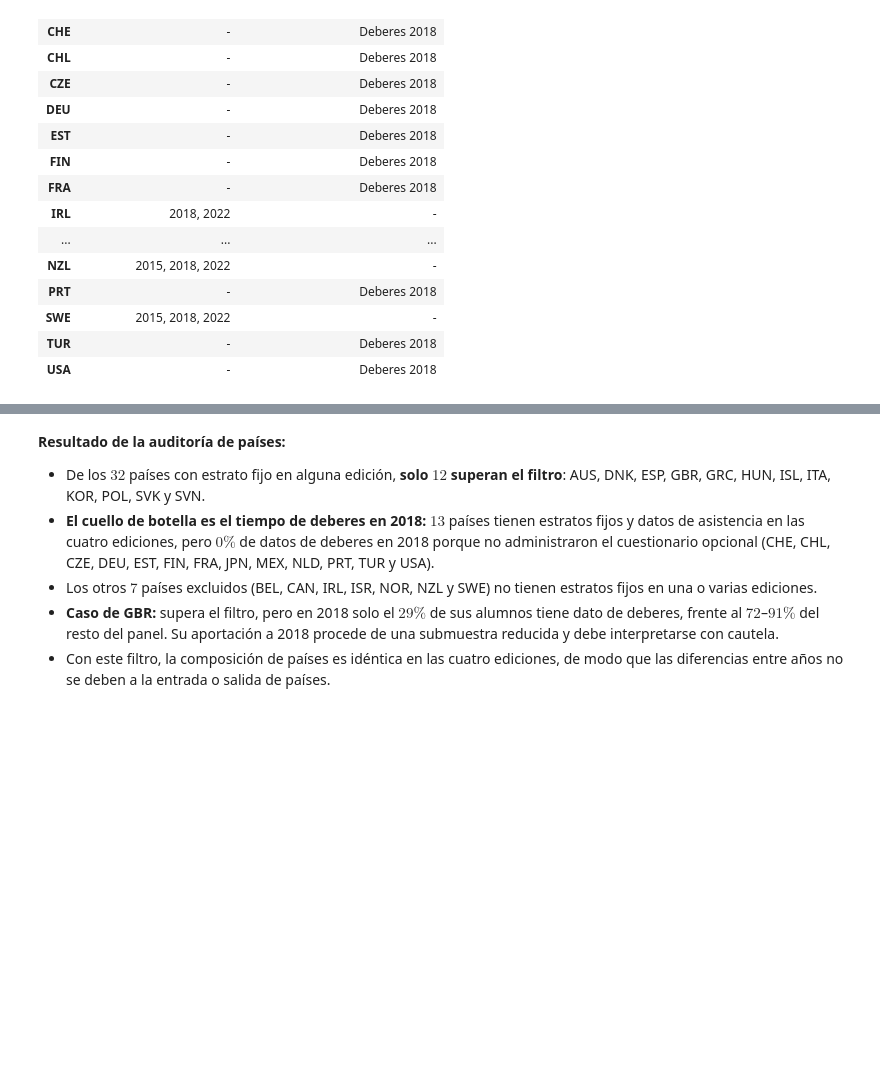
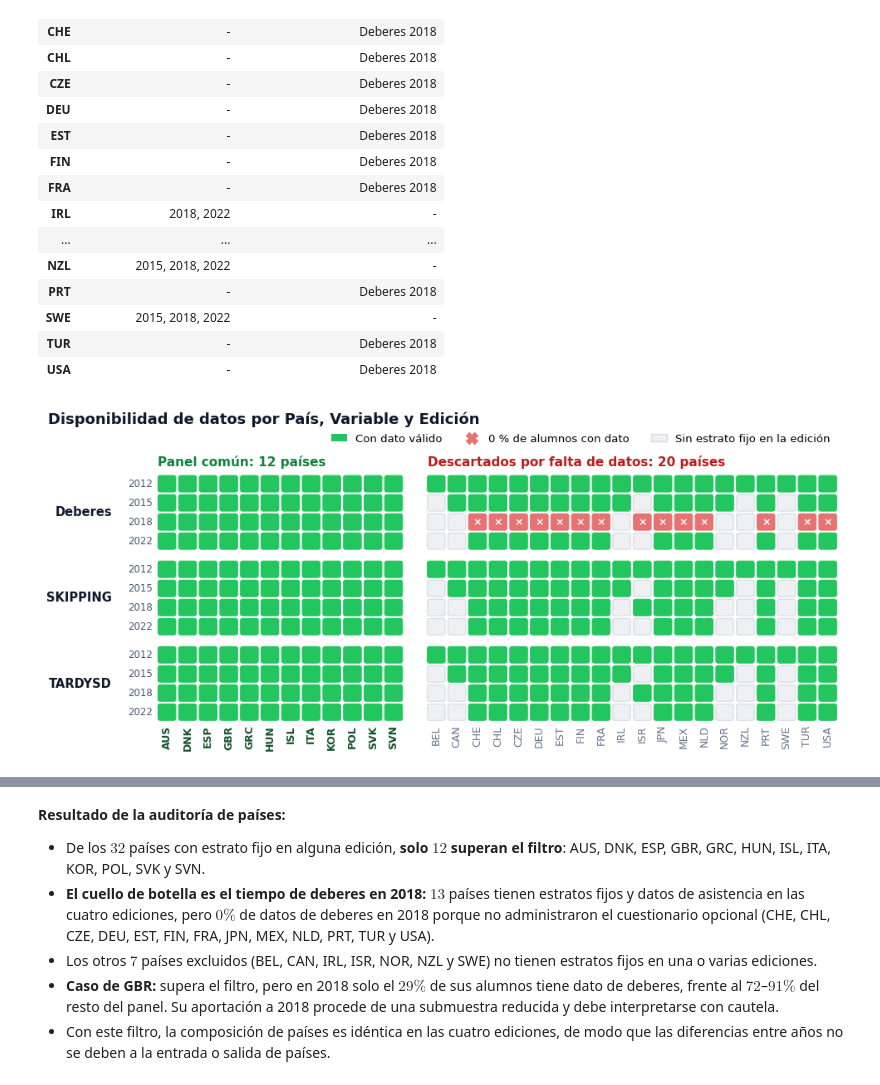
Before and after one commit to musero55/tfm_data_science, a Jupyter notebook: notebooks/fase_1_data_ingestion_eda/01_EDA_indice_de_compromiso.ipynb, the cells around one changed output, grey strips where cells are left out. Cells and saved outputs as stored; diff of their text form; code cells hidden in the pictures; blank space fills up the shorter version.

```diff
--- a/notebooks/fase_1_data_ingestion_eda/01_EDA_indice_de_compromiso.ipynb
+++ b/notebooks/fase_1_data_ingestion_eda/01_EDA_indice_de_compromiso.ipynb
@@ -1275,95 +1284,89 @@ Motivo de exclusión de los países que no superan el filtro:
 | TUR | - | Deberes 2018 |
 | USA | - | Deberes 2018 |
 # %%
-# Matriz waffle de disponibilidad por país, variable y edición
-from matplotlib.patches import FancyBboxPatch, Patch
-from matplotlib.lines import Line2D
+
 
 COLOR_DATO = '#22c55e'       # país con dato válido
 COLOR_SIN_DATO = '#e57373'   # país con estrato fijo pero 0 % de datos
 COLOR_SIN_ESTRATO = '#eef0f3' # país sin estrato fijo en esa edición
 
-lado, hueco_col, hueco_var, hueco_bloque = 1.0, 0.18, 0.9, 1.6
+lado, hueco, hueco_var, hueco_bloque = 1.0, 0.16, 0.55, 1.4
 
-# Posición horizontal de cada columna (Variable, Edición), con separación entre variables
-posiciones_x = {}
-x = 0.0
+# Posición horizontal de cada país: bloque izquierdo (panel común) y bloque derecho (excluidos)
+posiciones_x = {pais: i * (lado + hueco) for i, pais in enumerate(paises_panel)}
+inicio_excluidos = len(paises_panel) * (lado + hueco) - hueco + hueco_bloque
+for i, pais in enumerate(paises_excluidos):
+    posiciones_x[pais] = inicio_excluidos + i * (lado + hueco)
+ancho_total = max(posiciones_x.values()) + lado
+
+# Posición vertical de cada fila (Variable, Edición), con separación entre variables
+posiciones_y = {}
+y = 0.0
 for variable in variables_indice:
     for year in ediciones:
-        posiciones_x[(variable, year)] = x
-        x += lado + hueco_col
-    x += hueco_var - hueco_col
-ancho_total = x - hueco_var
+        posiciones_y[(variable, year)] = y
+        y -= lado + hueco
+    y -= hueco_var
+y_base = min(posiciones_y.values())
 
-# Posición vertical de cada país: bloque superior (panel común) y bloque inferior (excluidos)
-posiciones_y = {}
-for i, pais in enumerate(paises_panel):
-    posiciones_y[pais] = -i * (lado + hueco_col)
-inicio_excluidos = -len(paises_panel) * (lado + hueco_col) - hueco_bloque
-for i, pais in enumerate(paises_excluidos):
-    posiciones_y[pais] = inicio_excluidos - i * (lado + hueco_col)
-
-fig, ax = plt.subplots(figsize=(10, 14))
+fig, ax = plt.subplots(figsize=(10, 4.4))
 fig.patch.set_facecolor('white')
 
-for pais, y in posiciones_y.items():
-    for (variable, year), x in posiciones_x.items():
+for (variable, year), y in posiciones_y.items():
+    for pais, x in posiciones_x.items():
         if pais not in paises_por_edicion[year]:
             color, borde = COLOR_SIN_ESTRATO, '#d7dbe0'
         elif matriz_cobertura.loc[pais, (variable, year)] > 0:
             color, borde = COLOR_DATO, COLOR_DATO
         else:
             color, borde = COLOR_SIN_DATO, COLOR_SIN_DATO
         ax.add_patch(FancyBboxPatch(
             (x, y), lado, lado, boxstyle='round,pad=0,rounding_size=0.12',
             facecolor=color, edgecolor=borde, linewidth=0.8
         ))
         # Marca secundaria para que el 0 % no dependa solo del color
         if color == COLOR_SIN_DATO:
             ax.text(x + lado / 2, y + lado / 2, '×', ha='center', va='center',
-                    fontsize=11, color='white', fontweight='bold')
+                    fontsize=9, color='white', fontweight='bold')
+    ax.text(-0.3, y + lado / 2, str(year), ha='right', va='center', fontsize=8.5, color='#475569')
 
+# Nombre de cada variable a la izquierda de su grupo de ediciones
+for variable in variables_indice:
+    y_centro = (posiciones_y[(variable, ediciones[0])] + posiciones_y[(variable, ediciones[-1])] + lado) / 2
+    ax.text(-2.6, y_centro, nombres_cortos[variable], ha='right', va='center',
+            fontsize=10.5, fontweight='bold', color='#0f172a')
+
+# Códigos de país bajo cada columna, resaltando los retenidos en el panel común
+for pais, x in posiciones_x.items():
     retenido = pais in paises_panel
-    ax.text(-0.35, y + lado / 2, pais, ha='right', va='center', fontsize=10,
-            color='#14532d' if retenido else '#64748b',
-            fontweight='bold' if retenido else 'normal')
-
-# Etiquetas inferiores: edición bajo cada columna y nombre de la variable bajo cada grupo
-y_base = min(posiciones_y.values())
-for (variable, year), x in posiciones_x.items():
-    ax.text(x + lado / 2, y_base - 0.45, str(year), ha='center', va='top',
-            fontsize=9, color='#475569')
-for variable in variables_indice:
-    x_ini = posiciones_x[(variable, ediciones[0])]
-    x_fin = posiciones_x[(variable, ediciones[-1])] + lado
-    ax.text((x_ini + x_fin) / 2, y_base - 1.55, nombres_cortos[variable], ha='center',
-            va='top', fontsize=11.5, fontweight='bold', color='#0f172a')
+    ax.text(x + lado / 2, y_base - 0.3, pais, ha='center', va='top', rotation=90, fontsize=9,
+            color='#14532d' if retenido else '#64748b', fontweight='bold' if retenido else 'normal')
 
 # Rótulos de los dos bloques
-y_sup = posiciones_y[paises_panel[0]] + lado
-ax.text(0, y_sup + 0.55, f'Panel común: {len(paises_panel)} países con datos en todas las ediciones',
-        ha='left', va='bottom', fontsize=11.5, fontweight='bold', color='#15803d')
-y_inf = posiciones_y[paises_excluidos[0]] + lado
-ax.text(0, y_inf + 0.45, f'Descartados por falta de datos: {len(paises_excluidos)} países',
-        ha='left', va='bottom', fontsize=11.5, fontweight='bold', color='#b91c1c')
+y_sup = posiciones_y[(variables_indice[0], ediciones[0])] + lado
+ax.text(0, y_sup + 0.4, f'Panel común: {len(paises_panel)} países', ha='left', va='bottom',
+        fontsize=11, fontweight='bold', color='#15803d')
+ax.text(inicio_excluidos, y_sup + 0.4, f'Descartados por falta de datos: {len(paises_excluidos)} países',
+        ha='left', va='bottom', fontsize=11, fontweight='bold', color='#b91c1c')
 
 leyenda = [
     Patch(facecolor=COLOR_DATO, label='Con dato válido'),
-    Line2D([0], [0], marker='X', linestyle='', markersize=11, markerfacecolor=COLOR_SIN_DATO,
+    Line2D([0], [0], marker='X', linestyle='', markersize=10, markerfacecolor=COLOR_SIN_DATO,
            markeredgecolor=COLOR_SIN_DATO, label='0 % de alumnos con dato'),
     Patch(facecolor=COLOR_SIN_ESTRATO, edgecolor='#d7dbe0', label='Sin estrato fijo en la edición'),
 ]
-ax.legend(handles=leyenda, loc='upper center', bbox_to_anchor=(0.5, 1.045), ncol=3,
-          frameon=False, fontsize=10, handlelength=1.4)
+ax.legend(handles=leyenda, loc='lower right', bbox_to_anchor=(1.0, 1.0), ncol=3,
+          frameon=False, fontsize=9.5, handlelength=1.4)
 
-ax.set_title('Auditoría de Disponibilidad por País, Variable y Edición',
-             fontsize=14, fontweight='bold', color='#0f172a', pad=48)
-ax.set_xlim(-3.2, ancho_total + 0.3)
-ax.set_ylim(y_base - 2.4, y_sup + 1.6)
-ax.set_aspect('equal')
+ax.set_title('Disponibilidad de datos por País, Variable y Edición', loc='left',
+             fontsize=13, fontweight='bold', color='#0f172a', pad=26)
+ax.set_xlim(-6.2, ancho_total + 0.2)
+ax.set_ylim(y_base - 1.9, y_sup + 1.3)
 ax.axis('off')
 
 plt.tight_layout()
 plt.show()
 
 print(f'Lista final de países del panel común ({len(paises_panel)}): {", ".join(paises_panel)}')
+# %% [output]
+[figure, added]
```
Also changed, not shown: parts of 32 cells of this notebook.
